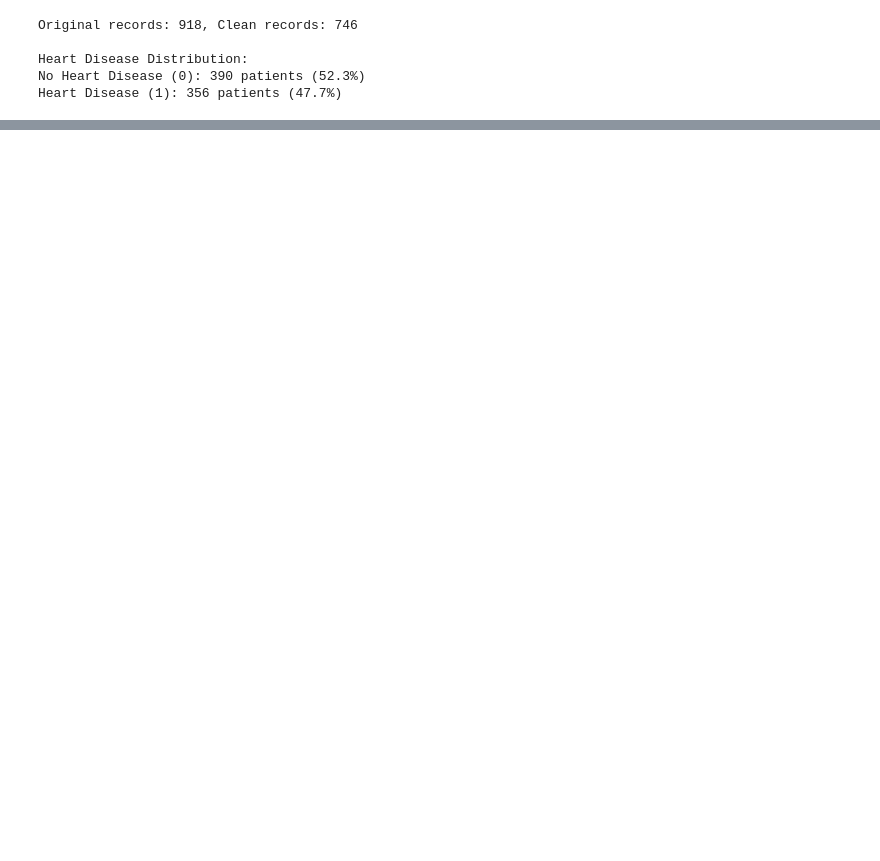
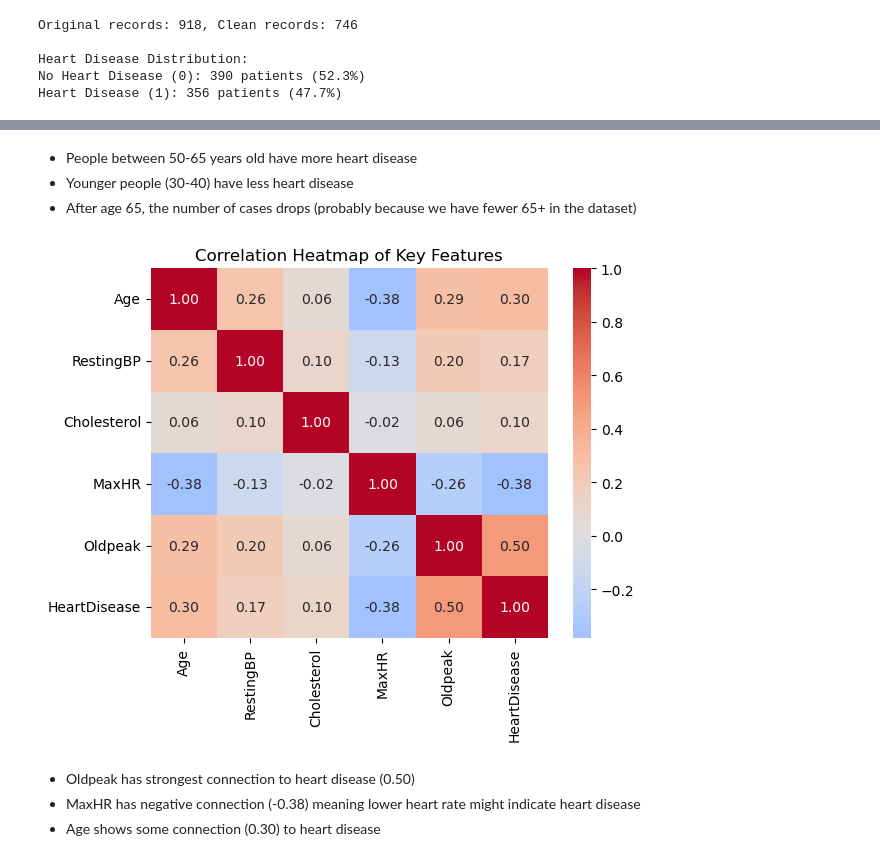
Before and after one commit to vivyuen/heart-failure-prediction, a Jupyter notebook: src/notebooks/data_visualization.ipynb, the cells around one changed output, grey strips where cells are left out. Saved outputs shown, nothing was run; the diff lists cells and outputs as text; code cells hidden in the pictures; blank space fills up the shorter version.

```diff
--- a/src/notebooks/data_visualization.ipynb
+++ b/src/notebooks/data_visualization.ipynb
@@ -33 +50,21 @@ FileNotFoundError: [Errno 2] No such file or directory: '/Users/sehroz/Desktop/h
 [figure]
+# %% [markdown]
+- People between 50-65 years old have more heart disease
+- Younger people (30-40) have less heart disease
+- After age 65, the number of cases drops (probably because we have fewer 65+ in the dataset)
+# %%
+# Correlation Heatmap
+
+numeric_cols = ['Age', 'RestingBP', 'Cholesterol', 'MaxHR', 'Oldpeak', 'HeartDisease']
+plt.figure()
+correlation = data_clean[numeric_cols].corr()
+sns.heatmap(correlation, annot=True, cmap='coolwarm', center=0, fmt='.2f')
+plt.title('Correlation Heatmap of Key Features')
+plt.savefig('../../data/figures/correlation_heatmap.png', bbox_inches='tight')
+plt.show()
+# %% [output]
+[figure, added]
+# %% [markdown]
+- Oldpeak has strongest connection to heart disease (0.50)
+- MaxHR has negative connection (-0.38) meaning lower heart rate might indicate heart disease
+- Age shows some connection (0.30) to heart disease
```
Also changed, not shown: parts of 5 cells of this notebook.
